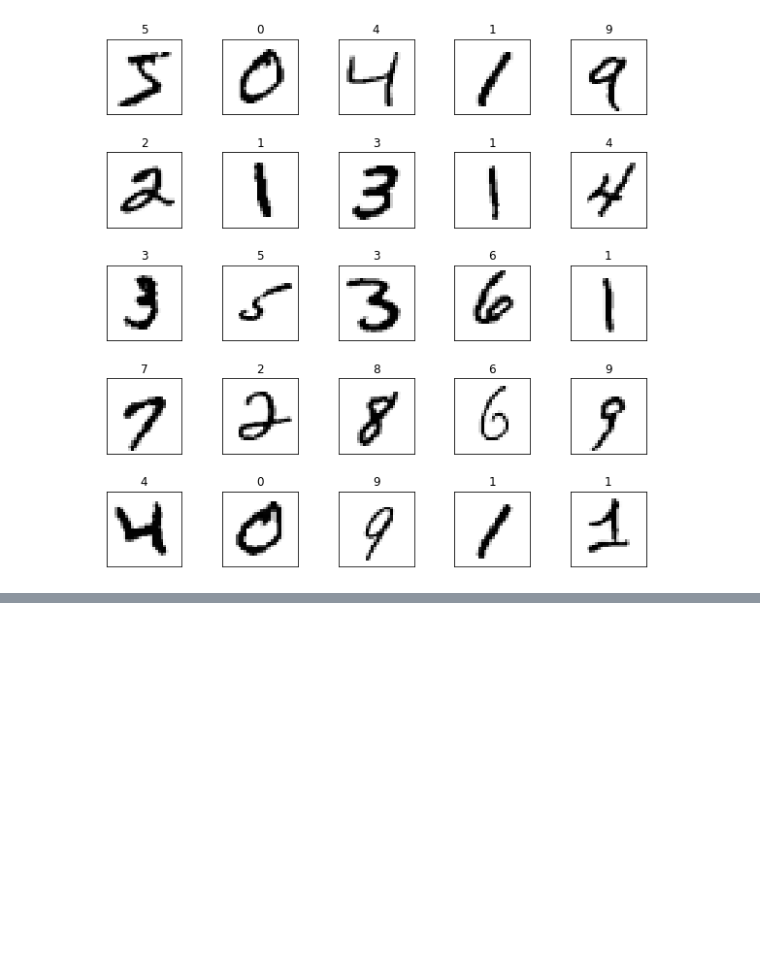
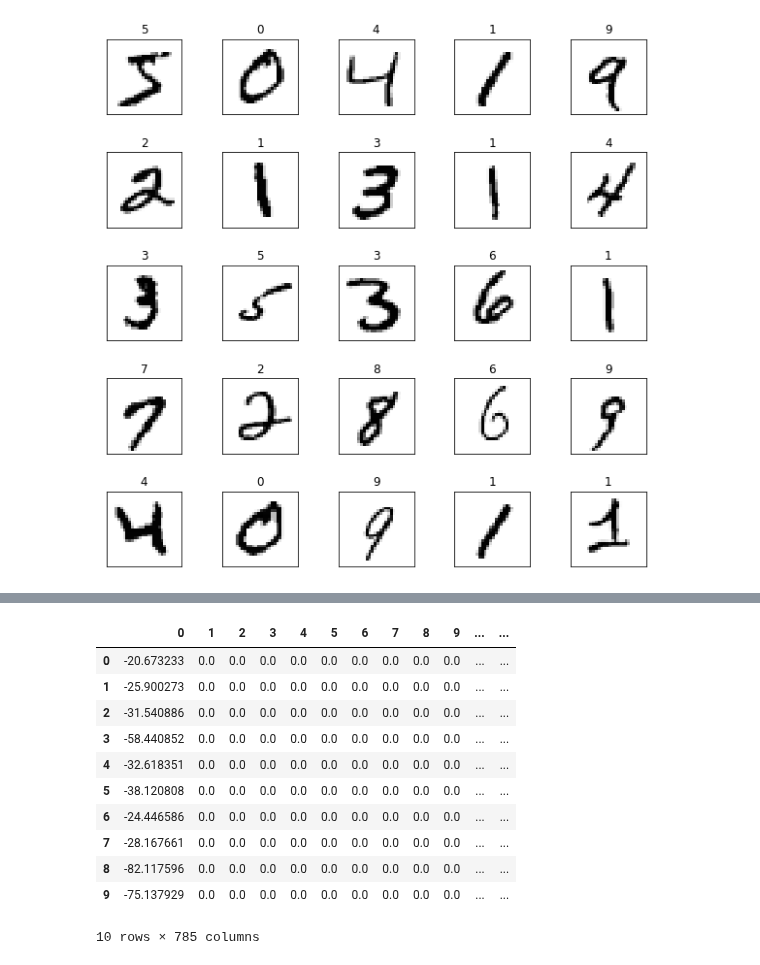
Before and after one commit to trekhleb/homemade-machine-learning, a Jupyter notebook: notebooks/logistic_regression/multivariate_logistic_regression_demo.ipynb, the cells around one changed output, grey strips where cells are left out. Saved outputs shown, nothing was run; the diff lists cells and outputs as text; code cells hidden in the pictures; blank space fills up the shorter version.

```diff
--- a/notebooks/logistic_regression/multivariate_logistic_regression_demo.ipynb
+++ b/notebooks/logistic_regression/multivariate_logistic_regression_demo.ipynb
@@ -109,0 +160,16 @@ logistic_regression = LogisticRegression(x_train, y_train, polynomial_degree, si
+# %%
+# Print thetas table.
+pd.DataFrame(thetas)
+# %% [output]
+|  | 0 | 1 | 2 | 3 | 4 | 5 | 6 | 7 | 8 | 9 | ... | ... |
+| 0 | -20.673233 | 0.0 | 0.0 | 0.0 | 0.0 | 0.0 | 0.0 | 0.0 | 0.0 | 0.0 | ... | ... |
+| 1 | -25.900273 | 0.0 | 0.0 | 0.0 | 0.0 | 0.0 | 0.0 | 0.0 | 0.0 | 0.0 | ... | ... |
+| 2 | -31.540886 | 0.0 | 0.0 | 0.0 | 0.0 | 0.0 | 0.0 | 0.0 | 0.0 | 0.0 | ... | ... |
+| 3 | -58.440852 | 0.0 | 0.0 | 0.0 | 0.0 | 0.0 | 0.0 | 0.0 | 0.0 | 0.0 | ... | ... |
+| 4 | -32.618351 | 0.0 | 0.0 | 0.0 | 0.0 | 0.0 | 0.0 | 0.0 | 0.0 | 0.0 | ... | ... |
+| 5 | -38.120808 | 0.0 | 0.0 | 0.0 | 0.0 | 0.0 | 0.0 | 0.0 | 0.0 | 0.0 | ... | ... |
+| 6 | -24.446586 | 0.0 | 0.0 | 0.0 | 0.0 | 0.0 | 0.0 | 0.0 | 0.0 | 0.0 | ... | ... |
+| 7 | -28.167661 | 0.0 | 0.0 | 0.0 | 0.0 | 0.0 | 0.0 | 0.0 | 0.0 | 0.0 | ... | ... |
+| 8 | -82.117596 | 0.0 | 0.0 | 0.0 | 0.0 | 0.0 | 0.0 | 0.0 | 0.0 | 0.0 | ... | ... |
+| 9 | -75.137929 | 0.0 | 0.0 | 0.0 | 0.0 | 0.0 | 0.0 | 0.0 | 0.0 | 0.0 | ... | ... |
+10 rows × 785 columns
```
Also changed, not shown: parts of 18 cells of this notebook, 3 other files.
